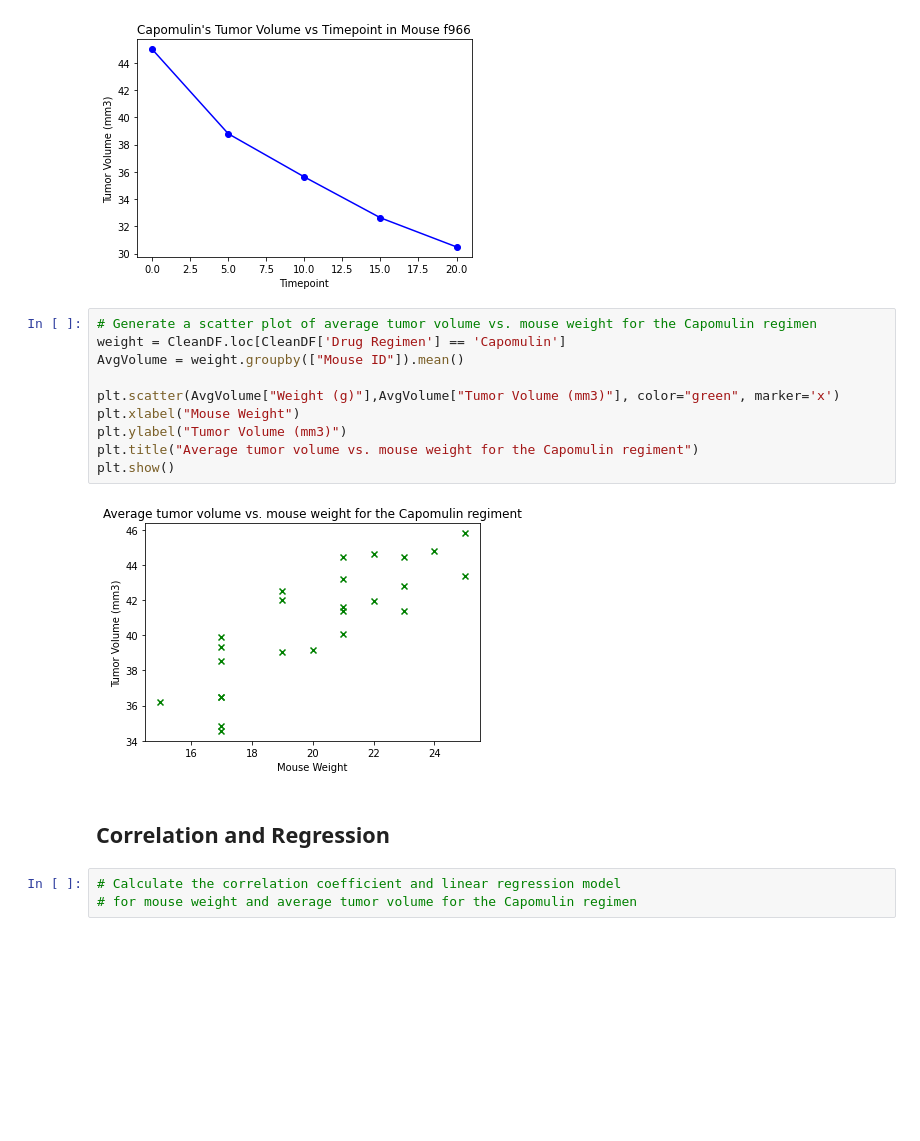
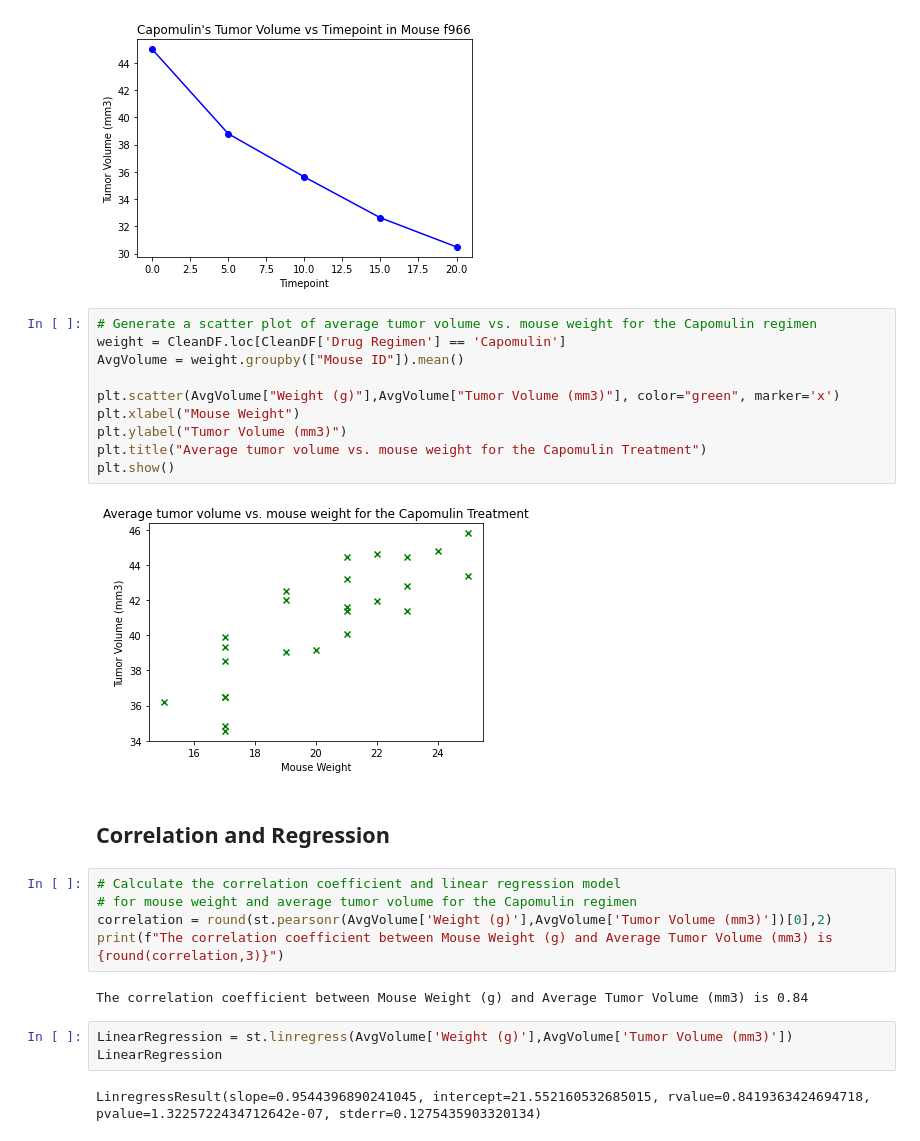
Before and after one commit to Amelchristy/Matplotlib, a Jupyter notebook: Pymaceuticals/Pymaceuticals.ipynb, the cells around one changed output. Cells and saved outputs as stored; diff of their text form; blank space fills up the shorter version.

```diff
--- a/Pymaceuticals/Pymaceuticals.ipynb
+++ b/Pymaceuticals/Pymaceuticals.ipynb
@@ -280,17 +280,26 @@ Text(0.5, 0, 'Timepoint')
 # %%
 # Generate a scatter plot of average tumor volume vs. mouse weight for the Capomulin regimen
 weight = CleanDF.loc[CleanDF['Drug Regimen'] == 'Capomulin']
 AvgVolume = weight.groupby(["Mouse ID"]).mean()
 
 plt.scatter(AvgVolume["Weight (g)"],AvgVolume["Tumor Volume (mm3)"], color="green", marker='x')
 plt.xlabel("Mouse Weight")
 plt.ylabel("Tumor Volume (mm3)")
-plt.title("Average tumor volume vs. mouse weight for the Capomulin regiment")
+plt.title("Average tumor volume vs. mouse weight for the Capomulin Treatment")
 plt.show()
 # %% [output]
-[figure, old version]
+[figure, new version]
 # %% [markdown]
 ## Correlation and Regression
 # %%
 # Calculate the correlation coefficient and linear regression model
 # for mouse weight and average tumor volume for the Capomulin regimen
+correlation = round(st.pearsonr(AvgVolume['Weight (g)'],AvgVolume['Tumor Volume (mm3)'])[0],2)
+print(f"The correlation coefficient between Mouse Weight (g) and Average Tumor Volume (mm3) is {round(correlation,3)}")
+# %% [output]
+The correlation coefficient between Mouse Weight (g) and Average Tumor Volume (mm3) is 0.84
+# %%
+LinearRegression = st.linregress(AvgVolume['Weight (g)'],AvgVolume['Tumor Volume (mm3)'])
+LinearRegression
+# %% [output]
+LinregressResult(slope=0.9544396890241045, intercept=21.552160532685015, rvalue=0.8419363424694718, pvalue=1.3225722434712642e-07, stderr=0.1275435903320134)
```
Also changed, not shown: parts of 2 cells of this notebook.
